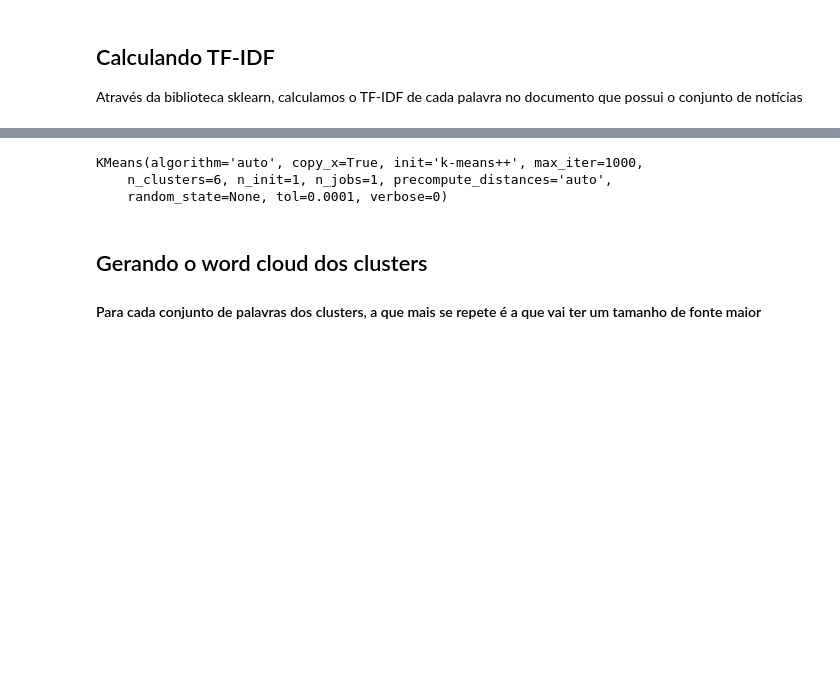
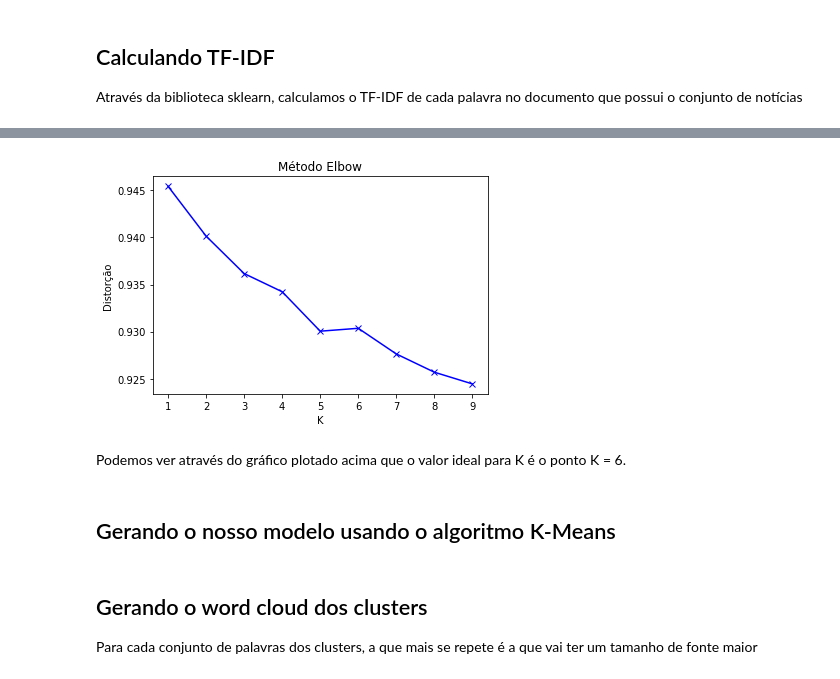
Before and after one commit to johannydls/RI_2018.1, a Jupyter notebook: ProjetoFinal/ProjetoFinal.ipynb, the cells around one changed output, grey strips where cells are left out. Drawn from its saved outputs; the diff is of its cells as text; code cells hidden in the pictures; blank space fills up the shorter version.

```diff
--- a/ProjetoFinal/ProjetoFinal.ipynb
+++ b/ProjetoFinal/ProjetoFinal.ipynb
@@ -33,0 +58,3 @@ from wordcloud import WordCloud, STOPWORDS #pip install wordcloud
+# %%
+stopwords = nltk.corpus.stopwords.words('portuguese')
+words = set([limpar_texto(stopword) for stopword in stopwords])
@@ -51,3 +70,27 @@ print("%d notícias" % len(dataset))
+# %%
+file_path = '../data/estadao_noticias_eleicao.csv'
+
+base = pd.read_csv(file_path, encoding = "utf-8")
+size = int(len(pd.read_csv(file_path, encoding="utf-8")) / 20)
+skip = random.sample(range(1, len(base)), len(base) - size)
+base = pd.read_csv(file_path, skiprows=skip, encoding = "utf-8")
+base = base.replace(np.nan, "", regex=True)
+
+documentos = base.titulo + " " + base.subTitulo + " " + base.conteudo
+documentos = documentos.fillna("")
+documentos = documentos.apply(limpar_texto)
+documentos = documentos.apply(lambda texto: limpar_texto(texto).lower())
+
+#tokens = documentos.apply(nltk.word_tokenize)
+#term_frequence = tokens.apply(Counter)
+
+noticias = []
+
+for doc in documentos:
+    tokens = nltk.tokenize.word_tokenize(doc)
+    filtro = [w for w in tokens if not w in words]
+    noticia = ' '.join(filtro)
+    noticias.append(noticia)
 # %% [markdown]
 ## Definindo número de clusters
 Aqui, iremos calcular o número ideal de clusters para agrupar nossas notícias, baseado no número de colunas que nosso dataset possui.
@@ -82,5 +142,5 @@ def generate_wordcloud(text):
 ## Calculando TF-IDF
 Através da biblioteca sklearn, calculamos o TF-IDF de cada palavra no documento que possui o conjunto de notícias
 # %%
-vectorizer = TfidfVectorizer(stop_words=stopwords,analyzer='word',ngram_range=(1, 1), lowercase=True, use_idf=True)
+vectorizer = TfidfVectorizer(stop_words=words,analyzer='word',ngram_range=(1, 1), lowercase=True, use_idf=True)
 X = vectorizer.fit_transform(documentos)
@@ -90,11 +154,32 @@ Aqui, usamos o algoritmo K-Means para gerar nosso modelo.
+# %%
+distortions = []
+for k in range(1,10):
+    model = KMeans(n_clusters=k).fit(X)
+    model.fit(X.toarray())
+    distortions.append(sum(np.min(cdist(X.toarray(),
+                                        model.cluster_centers_,
+                                        'euclidean'),
+                                  axis=1)
+                          ) / X.toarray().shape[0])
+# %%
+plt.plot(range(1,10), distortions, 'bx-')
+plt.xlabel('K')
+plt.ylabel('Distorção')
+plt.title('Método Elbow')
+plt.show()
+# %% [output]
+[figure, added]
+# %% [markdown]
+Podemos ver através do gráfico plotado acima que o valor ideal para K é o ponto K = 6.
+# %% [markdown]
+## Gerando o nosso modelo usando o algoritmo K-Means
 # %%
-model = KMeans(n_clusters=true_k, init='k-means++',max_iter=1000, n_init=1)
-model.fit(X)
+model = KMeans(n_clusters=6, init='k-means++',max_iter=1000, n_init=1)
+model.fit(X.toarray())
+
+labels = model.labels_
+centroids = np.array(model.cluster_centers_)
-# %% [output]
-KMeans(algorithm='auto', copy_x=True, init='k-means++', max_iter=1000,
-    n_clusters=6, n_init=1, n_jobs=1, precompute_distances='auto',
-    random_state=None, tol=0.0001, verbose=0)
 # %% [markdown]
 ## Gerando o word cloud dos clusters
 
-#### Para cada conjunto de palavras dos clusters, a que mais se repete é a que vai ter um tamanho de fonte maior
+Para cada conjunto de palavras dos clusters, a que mais se repete é a que vai ter um tamanho de fonte maior
```
Also changed, not shown: parts of 28 cells of this notebook, 2 other files.
